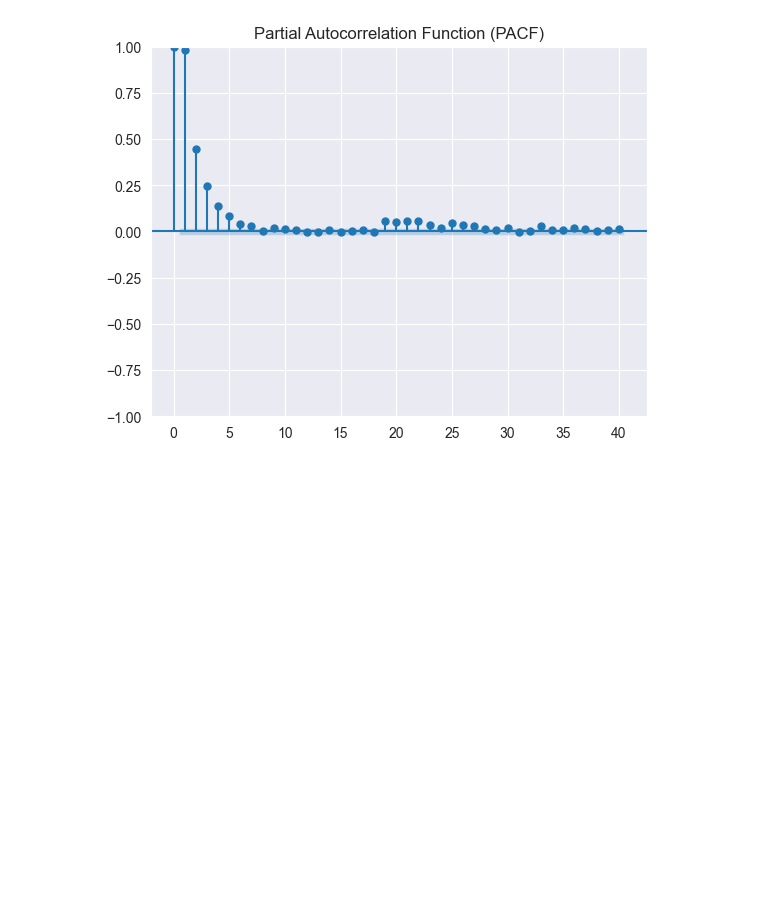
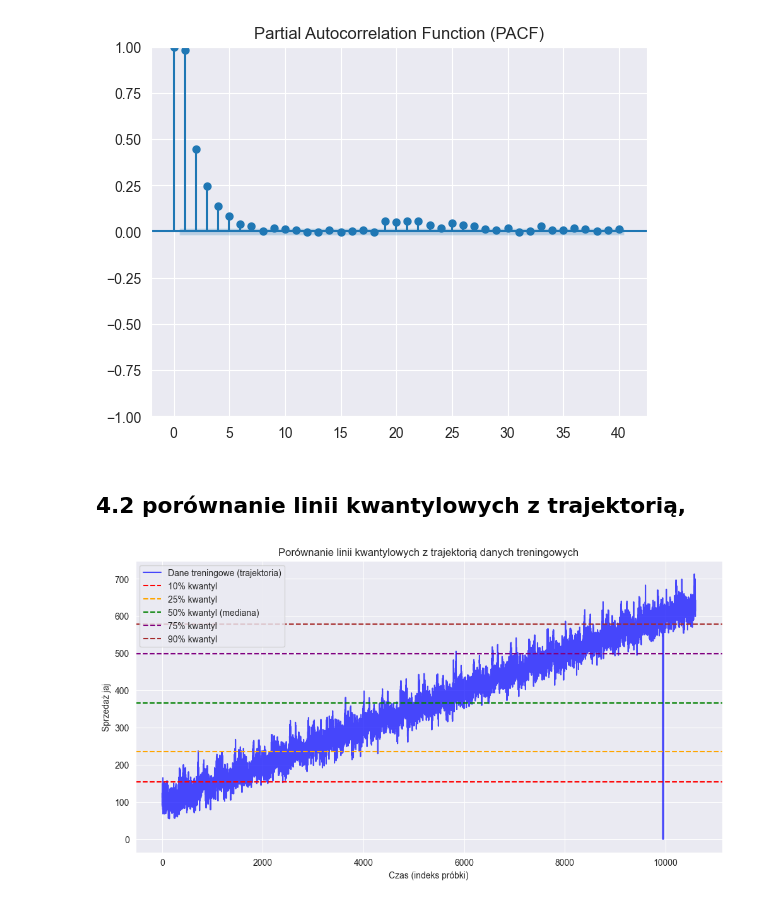
Before and after one commit to AmeliaBieda/Egg_Sales, a Jupyter notebook: raport.ipynb, the cells around one changed output. Cells and saved outputs as stored; diff of their text form; code cells hidden in the pictures; blank space fills up the shorter version.

```diff
--- a/raport.ipynb
+++ b/raport.ipynb
@@ -416,3 +418,44 @@ plt.show()
 [figure]
 <Figure size 1200x600 with 0 Axes>
 [figure]
+# %% [markdown]
+## 4.2 porównanie linii kwantylowych z trajektorią,
+# %%
+import numpy as np
+import matplotlib.pyplot as plt
+import pandas as pd
+
+# Zakładamy, że masz już dane w zmiennej `data`
+# data = pd.read_csv('twoje_dane.csv')  # Wczytaj swoje dane, jeśli nie są jeszcze załadowane
+
+# Obliczenie kwantyli dla danych treningowych
+quantiles = np.quantile(data['Egg Sales'], [0.1, 0.25, 0.5, 0.75, 0.9])
+
+# Generowanie trajektorii (np. przewidywania modelu)
+# Tutaj zakładamy, że model przewiduje stałą wartość (np. średnią)
+model_predictions = np.full_like(data['Egg Sales'], np.mean(data['Egg Sales']))
+
+# Wizualizacja
+plt.figure(figsize=(12, 6))
+
+# Rysowanie trajektorii danych treningowych (w czasie)
+plt.plot(data['Egg Sales'].values, label='Dane treningowe (trajektoria)', color='blue', alpha=0.7)
+
+# Rysowanie linii kwantylowych
+plt.axhline(y=quantiles[0], color='r', linestyle='--', label='10% kwantyl')
+plt.axhline(y=quantiles[1], color='orange', linestyle='--', label='25% kwantyl')
+plt.axhline(y=quantiles[2], color='g', linestyle='--', label='50% kwantyl (mediana)')
+plt.axhline(y=quantiles[3], color='purple', linestyle='--', label='75% kwantyl')
+plt.axhline(y=quantiles[4], color='brown', linestyle='--', label='90% kwantyl')
+
+
+
+# Dodanie etykiet i legendy
+plt.xlabel('Czas (indeks próbki)')
+plt.ylabel('Sprzedaż jaj')
+plt.title('Porównanie linii kwantylowych z trajektorią danych treningowych')
+plt.legend()
+plt.grid(True)
+plt.show()
+# %% [output]
+[figure, added]
```
Also changed, not shown: parts of 3 cells of this notebook.
